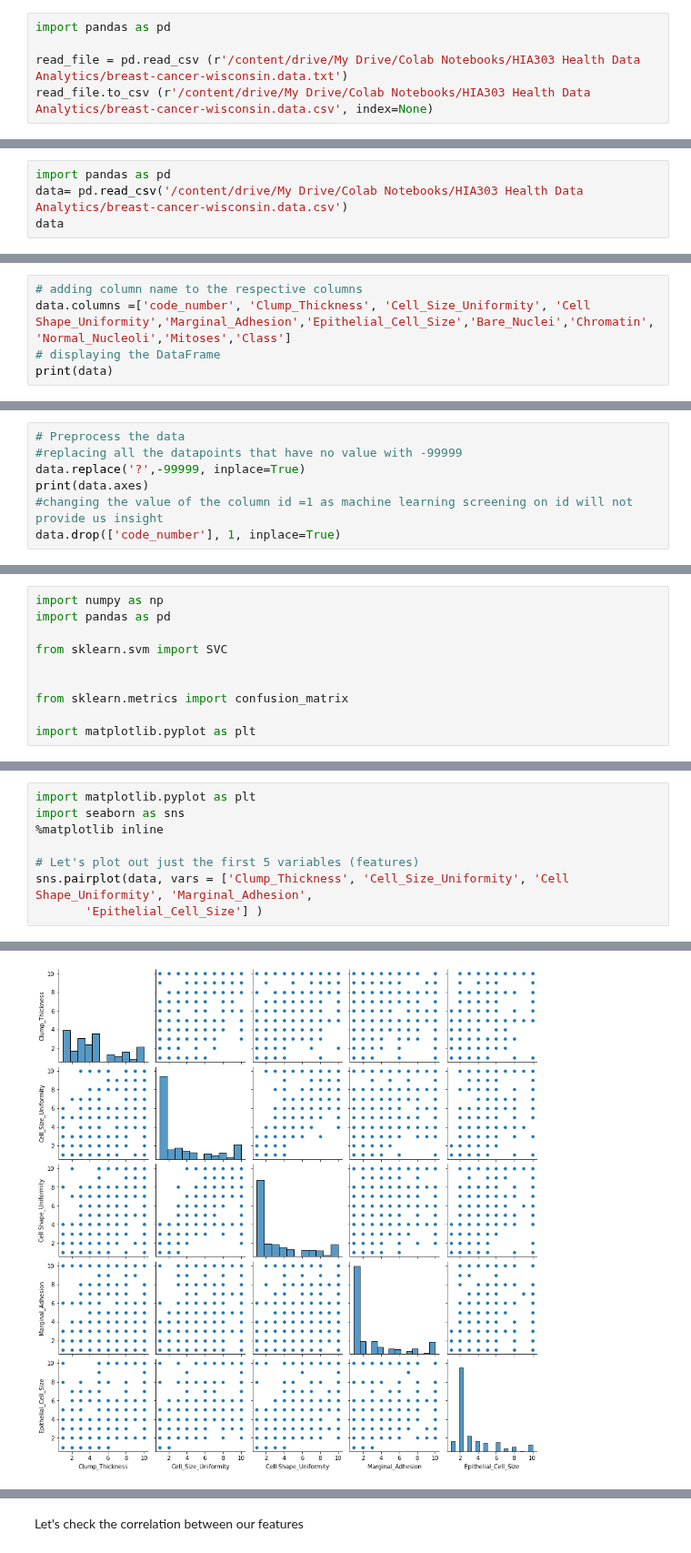
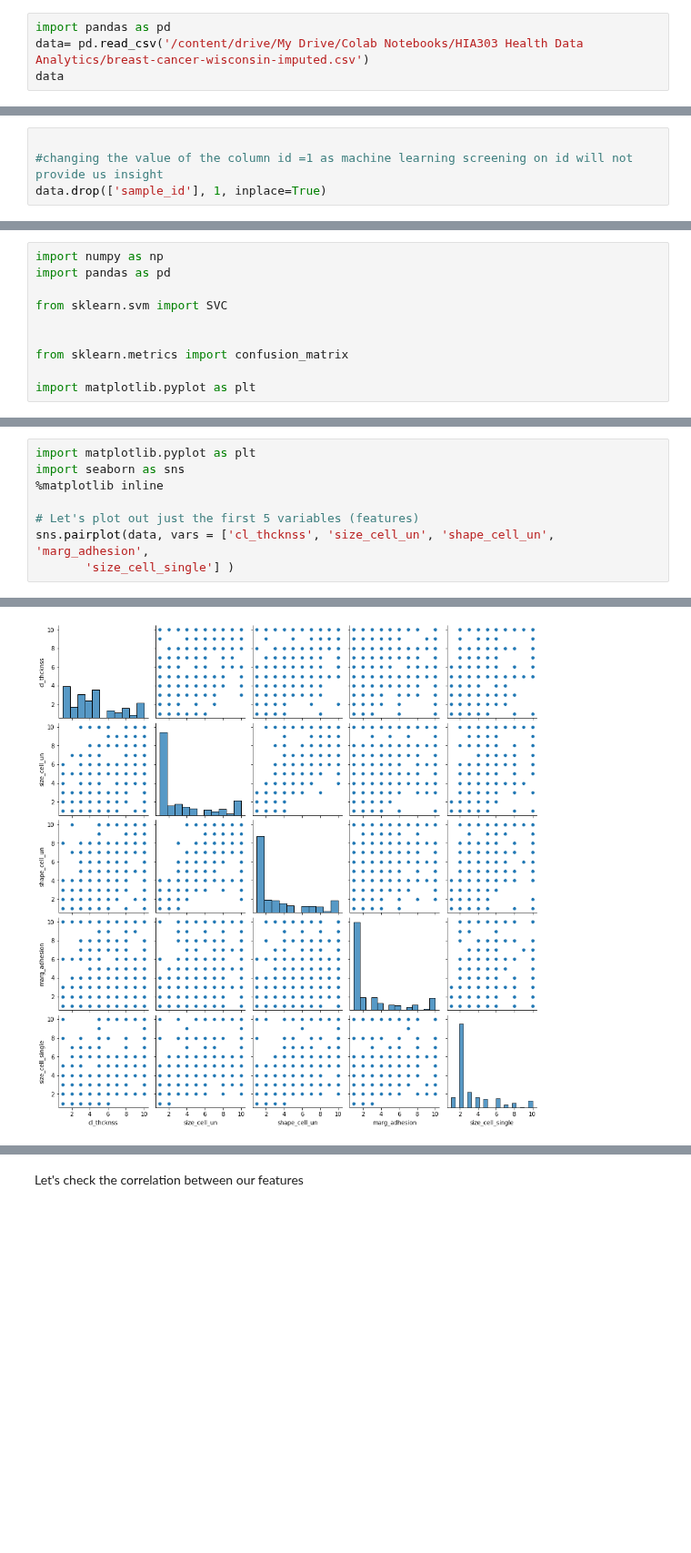
Before and after one commit to drmayu7/303A_machinelearning, a Jupyter notebook: Notebooks/SVM_&_Logistic_Regression_for_wisconsin_breast_cancer.ipynb, the cells around one changed output, grey strips where cells are left out. Shown at 91% size. Drawn from its saved outputs; the diff is of its cells as text; blank space fills up the shorter version.

```diff
--- a/Notebooks/SVM_&_Logistic_Regression_for_wisconsin_breast_cancer.ipynb
+++ b/Notebooks/SVM_&_Logistic_Regression_for_wisconsin_breast_cancer.ipynb
@@ -10,6 +10,5 @@ Mounted at /content/drive
 folder = '/content/drive/My Drive/Colab Notebooks/HIA303 Health Data Analytics/'
 # %%
 import pandas as pd
-
-read_file = pd.read_csv (r'/content/drive/My Drive/Colab Notebooks/HIA303 Health Data Analytics/breast-cancer-wisconsin.data.txt')
-read_file.to_csv (r'/content/drive/My Drive/Colab Notebooks/HIA303 Health Data Analytics/breast-cancer-wisconsin.data.csv', index=None)
+data= pd.read_csv('/content/drive/My Drive/Colab Notebooks/HIA303 Health Data Analytics/breast-cancer-wisconsin-imputed.csv')
+data
@@ -16,4 +28,0 @@ read_file.to_csv (r'/content/drive/My Drive/Colab Notebooks/HIA303 Health Data A
-# %%
-import pandas as pd
-data= pd.read_csv('/content/drive/My Drive/Colab Notebooks/HIA303 Health Data Analytics/breast-cancer-wisconsin.data.csv')
-data
@@ -34,5 +28,0 @@ data
-# %%
-# adding column name to the respective columns
-data.columns =['code_number', 'Clump_Thickness', 'Cell_Size_Uniformity', 'Cell Shape_Uniformity','Marginal_Adhesion','Epithelial_Cell_Size','Bare_Nuclei','Chromatin','Normal_Nucleoli','Mitoses','Class']
-# displaying the DataFrame
-print(data)
@@ -57,7 +29,4 @@ print(data)
 # %%
-# Preprocess the data
-#replacing all the datapoints that have no value with -99999
-data.replace('?',-99999, inplace=True)
-print(data.axes)
+
 #changing the value of the column id =1 as machine learning screening on id will not provide us insight
-data.drop(['code_number'], 1, inplace=True)
+data.drop(['sample_id'], 1, inplace=True)
@@ -115,11 +63,11 @@ Name: Class, dtype: int64
 # %%
 import matplotlib.pyplot as plt
 import seaborn as sns
 %matplotlib inline
 
 # Let's plot out just the first 5 variables (features)
-sns.pairplot(data, vars = ['Clump_Thickness', 'Cell_Size_Uniformity', 'Cell Shape_Uniformity', 'Marginal_Adhesion',
-       'Epithelial_Cell_Size'] )
+sns.pairplot(data, vars = ['cl_thcknss', 'size_cell_un', 'shape_cell_un', 'marg_adhesion',
+       'size_cell_single'] )
 # %% [output]
 <seaborn.axisgrid.PairGrid at 0x...>
-[figure, old version]
+[figure, new version]
```
Also changed, not shown: parts of 33 cells of this notebook, 4 other files.
